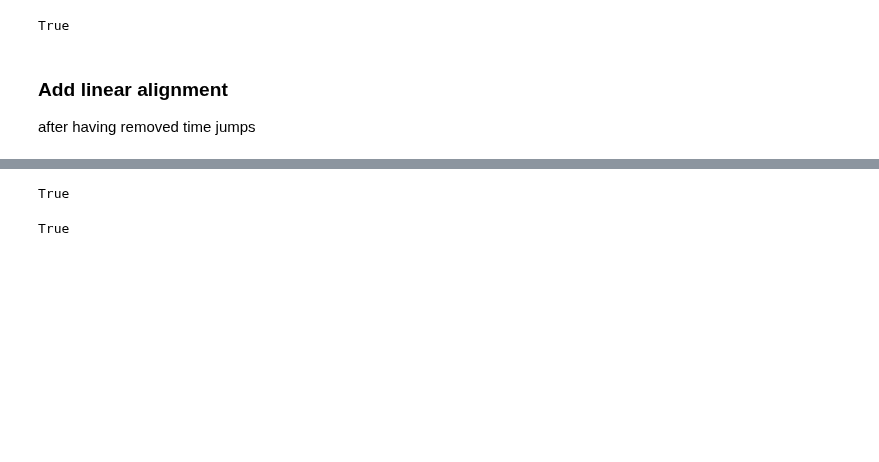
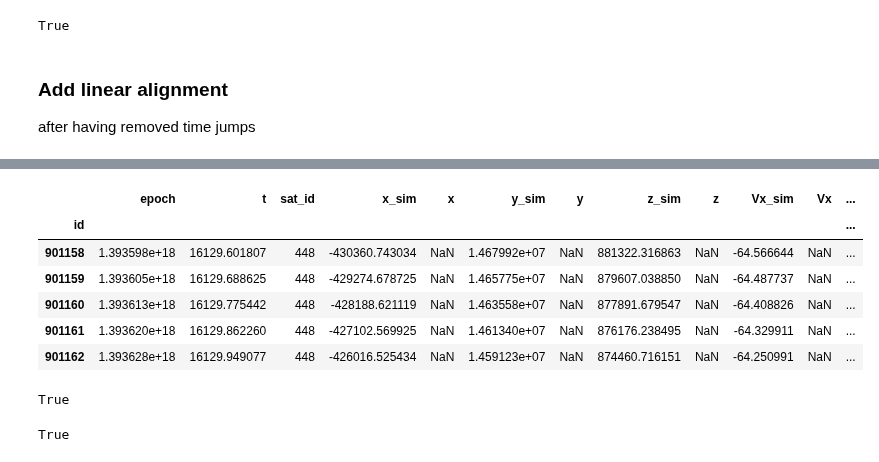
Before and after one commit to Mixanik-43/IDAO-2020, a Jupyter notebook: transformation_notebook_withLA.ipynb, the cells around one changed output, grey strips where cells are left out. Drawn from its saved outputs; the diff is of its cells as text; code cells hidden in the pictures; blank space fills up the shorter version.

```diff
--- a/transformation_notebook_withLA.ipynb
+++ b/transformation_notebook_withLA.ipynb
@@ -350,3 +354,13 @@ plt.legend();
+# %%
+pred.tail()
+# %% [output]
+|  | epoch | t | sat_id | x_sim | x | y_sim | y | z_sim | z | Vx_sim | Vx | ... |
+| id |  |  |  |  |  |  |  |  |  |  |  | ... |
+| 901158 | 1.393598e+18 | 16129.601807 | 448 | -430360.743034 | NaN | 1.467992e+07 | NaN | 881322.316863 | NaN | -64.566644 | NaN | ... |
+| 901159 | 1.393605e+18 | 16129.688625 | 448 | -429274.678725 | NaN | 1.465775e+07 | NaN | 879607.038850 | NaN | -64.487737 | NaN | ... |
+| 901160 | 1.393613e+18 | 16129.775442 | 448 | -428188.621119 | NaN | 1.463558e+07 | NaN | 877891.679547 | NaN | -64.408826 | NaN | ... |
+| 901161 | 1.393620e+18 | 16129.862260 | 448 | -427102.569925 | NaN | 1.461340e+07 | NaN | 876176.238495 | NaN | -64.329911 | NaN | ... |
+| 901162 | 1.393628e+18 | 16129.949077 | 448 | -426016.525434 | NaN | 1.459123e+07 | NaN | 874460.716151 | NaN | -64.250991 | NaN | ... |
 # %%
 alignment_model = LinearAlignment()
 transf_df = pd.DataFrame([])
```
Also changed, not shown: parts of 9 cells of this notebook.
